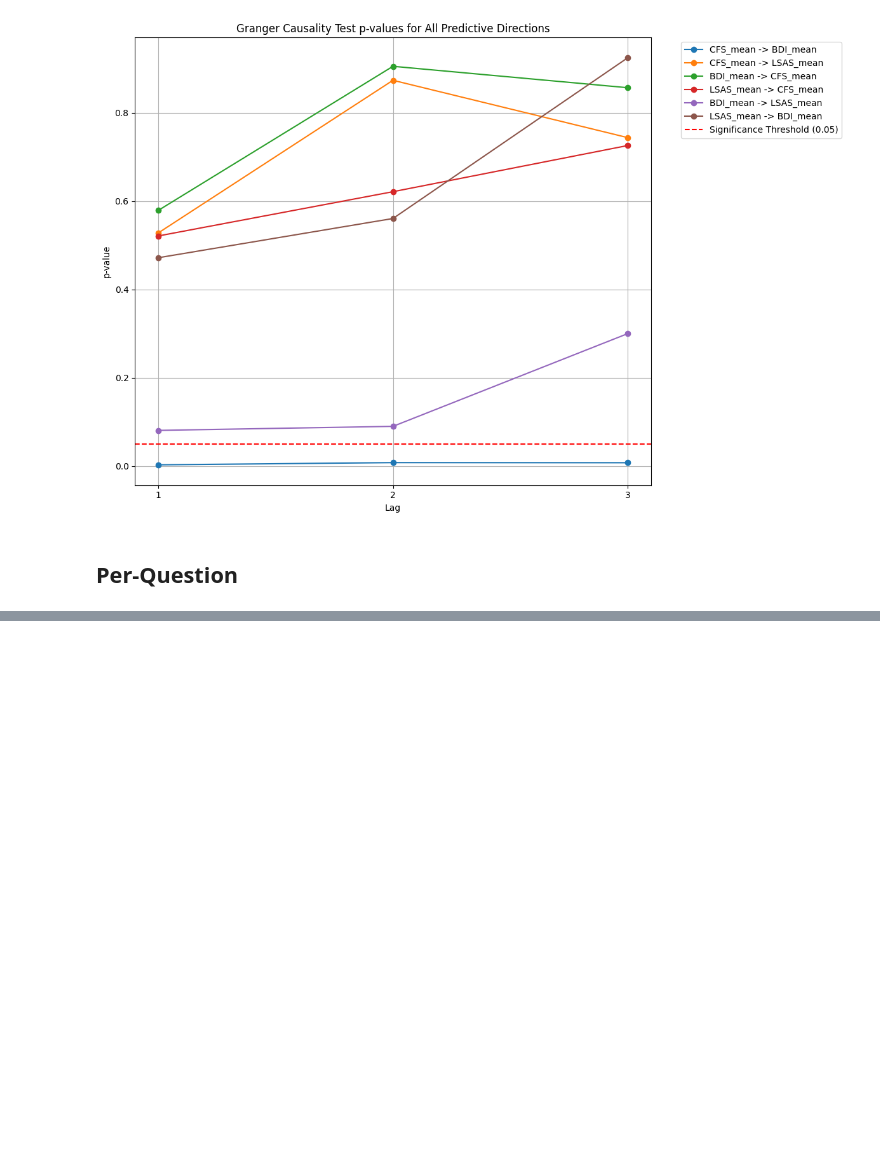
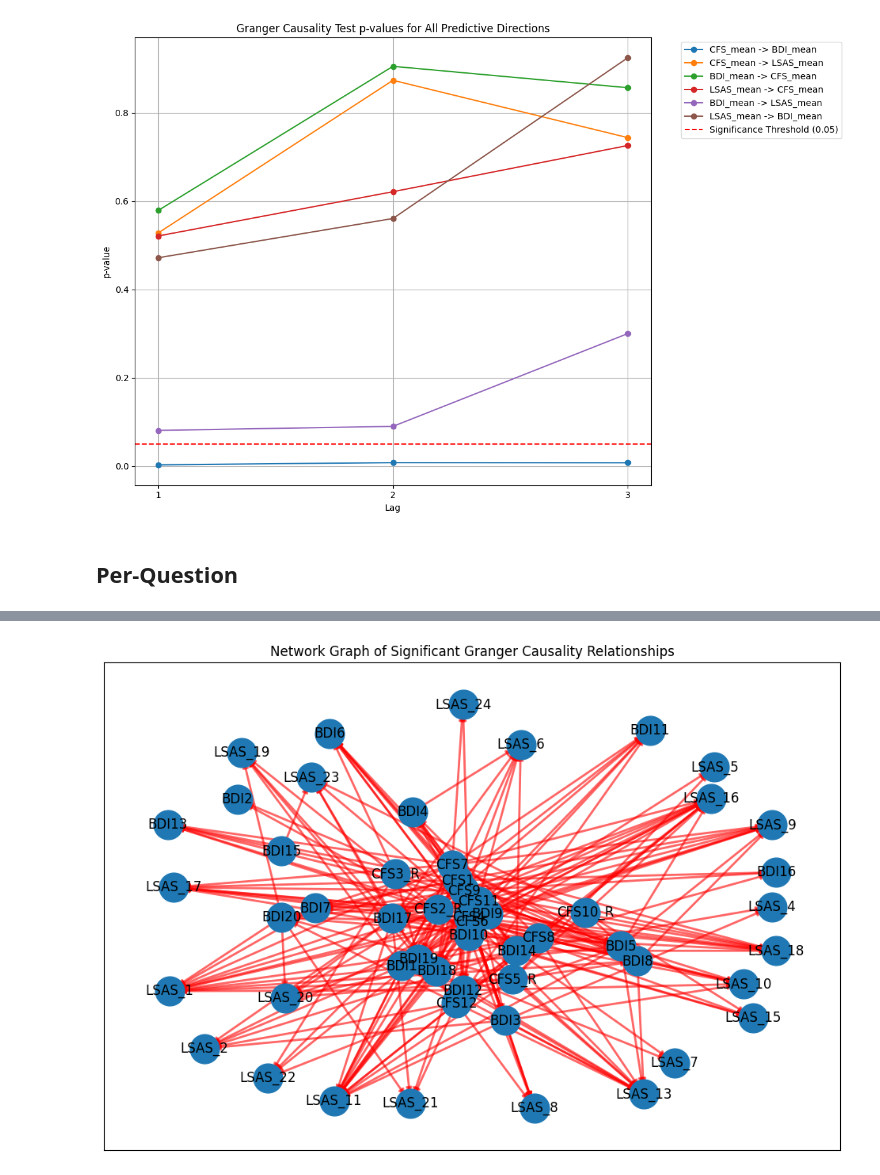
Before and after one commit to madisonlaprise/Senior_Thesis, a Jupyter notebook: Study2/Granger/Granger_Causality.ipynb, the cells around one changed output, grey strips where cells are left out. Cells and saved outputs as stored; diff of their text form; code cells hidden in the pictures; blank space fills up the shorter version.

```diff
--- a/Study2/Granger/Granger_Causality.ipynb
+++ b/Study2/Granger/Granger_Causality.ipynb
@@ -239,0 +358,26 @@ plt.show()
+# %%
+import networkx as nx
+
+import matplotlib.pyplot as plt
+
+# Create a directed graph
+G = nx.DiGraph()
+
+# Add nodes for each unique label
+G.add_nodes_from(labels)
+
+# Add edges for significant relationships
+for _, row in df_significant.iterrows():
+    G.add_edge(row['Cause'], row['Effect'], weight=min(row['Lag 1 p-value'], row['Lag 2 p-value'], row['Lag 3 p-value']))
+
+# Draw the network graph
+plt.figure(figsize=(12, 8))
+pos = nx.spring_layout(G, seed=42)  # positions for all nodes
+nx.draw_networkx_nodes(G, pos, node_size=700)
+nx.draw_networkx_edges(G, pos, edgelist=G.edges(data=True), width=2, alpha=0.6, edge_color='r', arrows=True)
+nx.draw_networkx_labels(G, pos, font_size=12, font_family='sans-serif')
+
+plt.title('Network Graph of Significant Granger Causality Relationships')
+plt.show()
+# %% [output]
+[figure, added]
```
Also changed, not shown: parts of 5 cells of this notebook.
